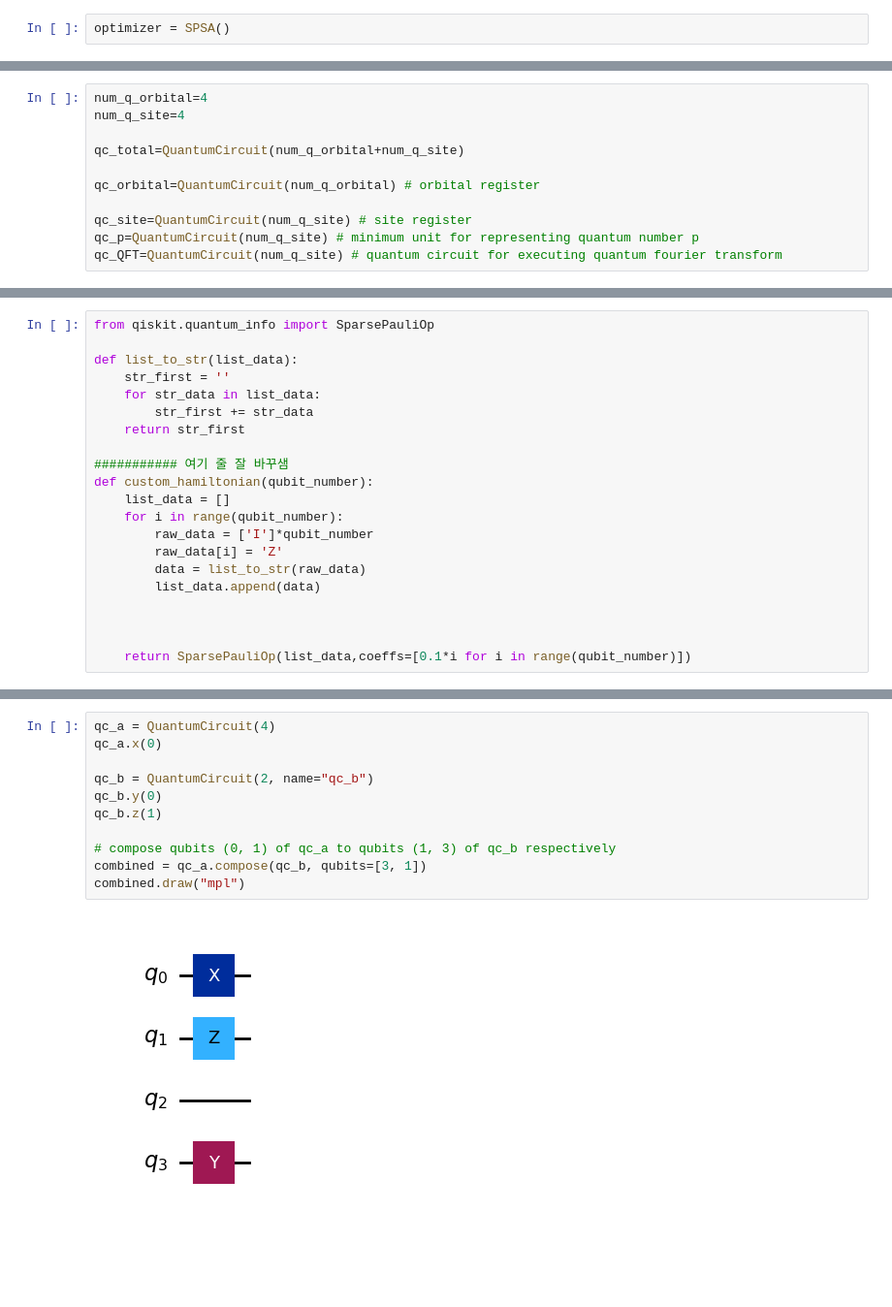
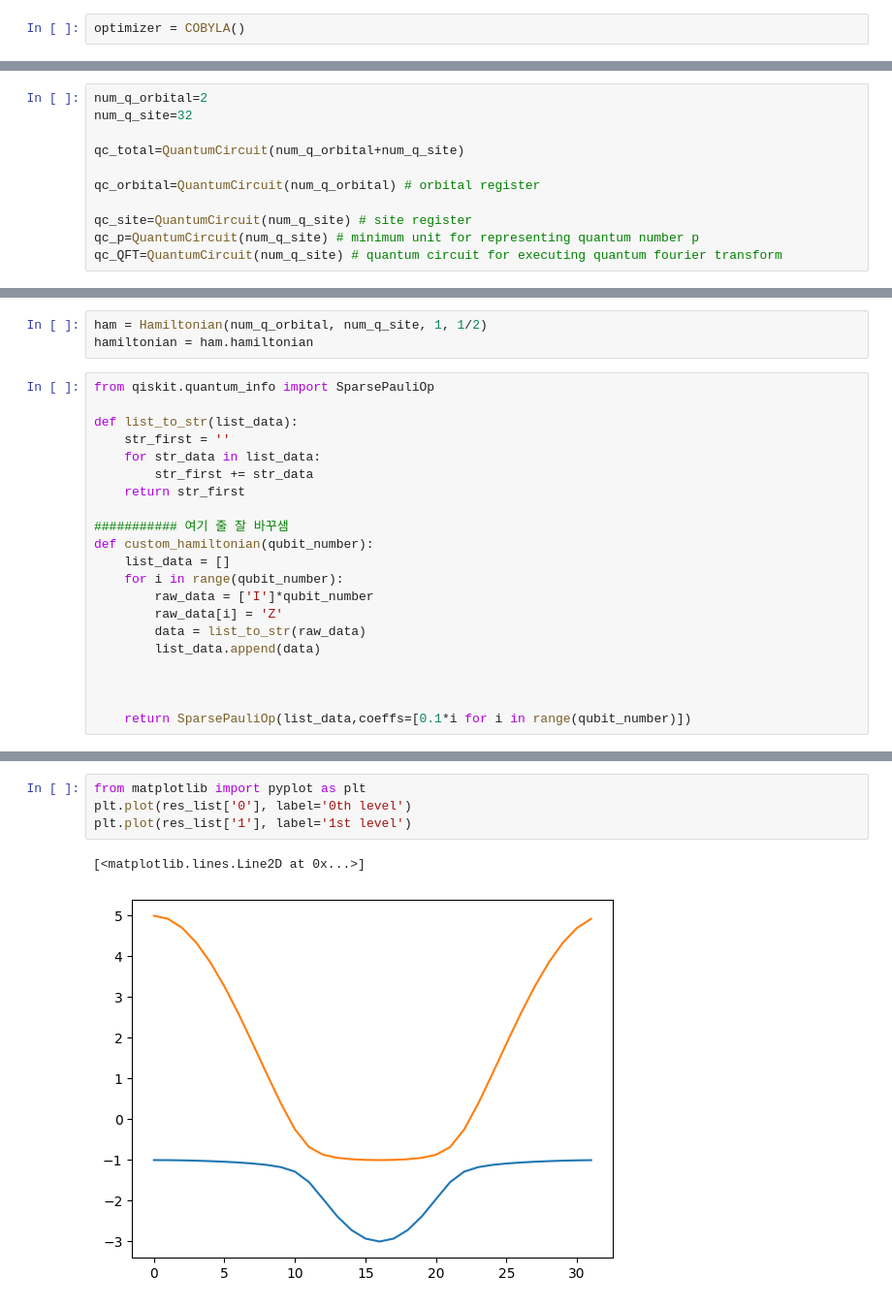
Before and after one commit to pop756/IonQ-Skku, a Jupyter notebook: demo.ipynb, the cells around one changed output, grey strips where cells are left out. Shown: that part at 97% size. Cells and saved outputs as stored; diff of their text form; blank space fills up the shorter version.

```diff
--- a/demo.ipynb
+++ b/demo.ipynb
@@ -15,2 +38,2 @@ ModuleNotFoundError: No module named 'qiskit.qiskit'
 # %%
-optimizer = SPSA()
+optimizer = COBYLA()
@@ -37,6 +40,6 @@ dir(optimizer)
 # %%
-num_q_orbital=4
-num_q_site=4
+num_q_orbital=2
+num_q_site=32
 
 qc_total=QuantumCircuit(num_q_orbital+num_q_site)
 
@@ -48,3 +197,6 @@ qc_QFT=QuantumCircuit(num_q_site) # quantum circuit for executing quantum fourie
+# %%
+ham = Hamiltonian(num_q_orbital, num_q_site, 1, 1/2)
+hamiltonian = ham.hamiltonian
 # %%
 from qiskit.quantum_info import SparsePauliOp
 
@@ -354,13 +347,7 @@ qc_orbital.draw("mpl")
-# %%
-qc_a = QuantumCircuit(4)
-qc_a.x(0)
-
-qc_b = QuantumCircuit(2, name="qc_b")
-qc_b.y(0)
-qc_b.z(1)
-
-# compose qubits (0, 1) of qc_a to qubits (1, 3) of qc_b respectively
-combined = qc_a.compose(qc_b, qubits=[3, 1])
-combined.draw("mpl")
-# %% [output]
-[figure, removed]
+# %%
+from matplotlib import pyplot as plt
+plt.plot(res_list['0'], label='0th level')
+plt.plot(res_list['1'], label='1st level')
+# %% [output]
+[<matplotlib.lines.Line2D at 0x...>]
+[figure, added]
```
Also changed, not shown: parts of 22 cells of this notebook.
